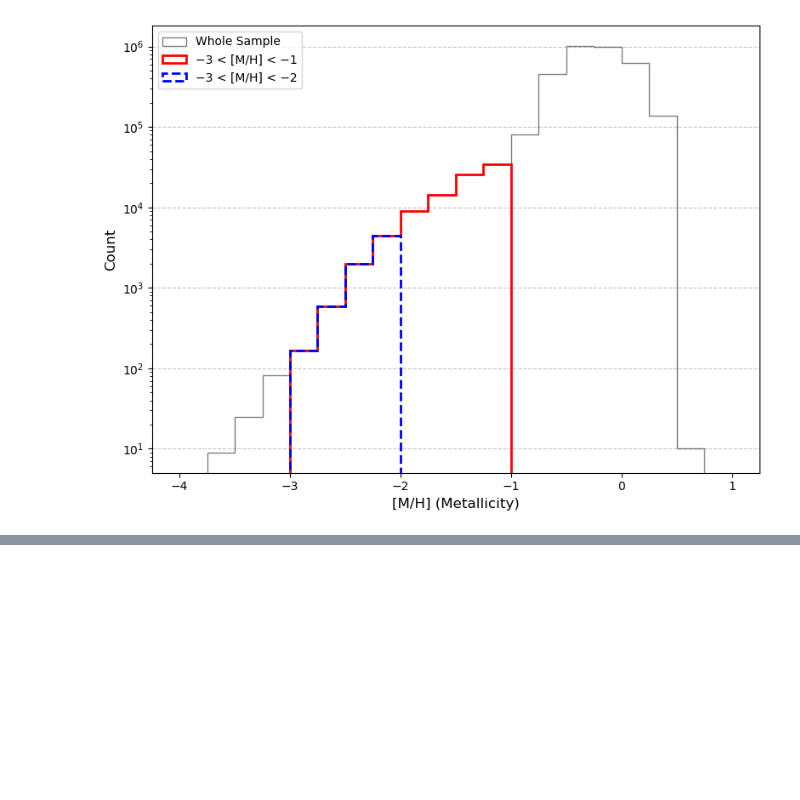
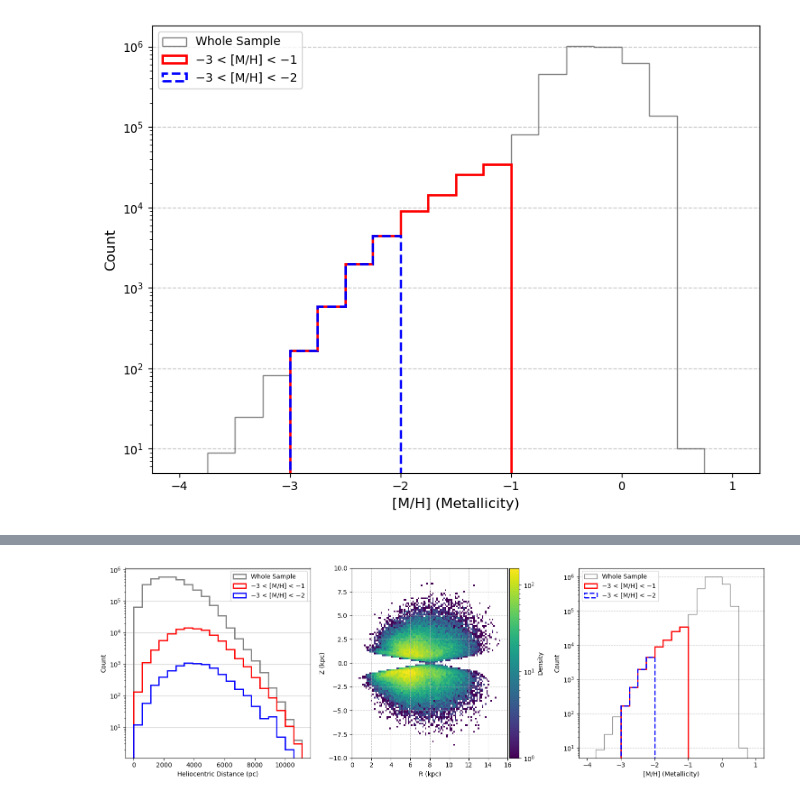
Before and after one commit to raunaq-rai/Disentangling-the-Milky-Way-using-GMM, a Jupyter notebook: Figure_1.ipynb, the cells around one changed output, grey strips where cells are left out. Drawn from its saved outputs; the diff is of its cells as text; code cells hidden in the pictures; blank space fills up the shorter version.

```diff
--- a/Figure_1.ipynb
+++ b/Figure_1.ipynb
@@ -271,0 +274,85 @@ plt.show()
+# %%
+import numpy as np
+import matplotlib.pyplot as plt
+from matplotlib.colors import LogNorm
+from mpl_toolkits.axes_grid1 import make_axes_locatable
+
+# Define bin edges (20 bins from 0 to the maximum value in the distance column)
+bin_edges = np.linspace(0, df[distance_col].max(), 21)
+
+# Subset the data based on [M/H] ranges
+subset_mh_neg1 = df[(df[mh_col] > -3) & (df[mh_col] < -1)]
+subset_mh_neg2 = df[(df[mh_col] > -3) & (df[mh_col] < -2)]
+
+# Define common bins for metallicity histogram
+bins = np.arange(-4, 1 + 0.25, 0.25)  # Bins from -4 to 1 with 0.25 step size
+
+fig, axes = plt.subplots(1, 3, figsize=(15, 5))  # 3 columns, 1 row
+
+# Plot 1: Histogram of Heliocentric Distance
+axes[0].hist(
+    df[distance_col],
+    bins=bin_edges,
+    histtype='step',
+    color='grey',
+    linewidth=2,
+    label='Whole Sample'
+)
+axes[0].hist(
+    subset_mh_neg1[distance_col],
+    bins=bin_edges,
+    histtype='step',
+    color='red',
+    linewidth=2,
+    label='−3 < [M/H] < −1'
+)
+axes[0].hist(
+    subset_mh_neg2[distance_col],
+    bins=bin_edges,
+    histtype='step',
+    color='blue',
+    linestyle='-',
+    linewidth=2,
+    label='−3 < [M/H] < −2'
+)
+axes[0].set_yscale('log')
+axes[0].set_xlabel('Heliocentric Distance (pc)')
+axes[0].set_ylabel('Count')
+axes[0].legend()
+axes[0].grid(axis='y', linestyle='-', alpha=0.7)
+
+# Plot 2: R-Z Distribution
+R = df_clean['R']
+Z = df_clean['Z']
+h = axes[1].hist2d(R, Z, bins=100, norm=LogNorm(), cmap='viridis', cmin=1)
+cbar = fig.colorbar(h[3], ax=axes[1], pad=0.01)
+cbar.set_label('Density')
+axes[1].set_xlabel('R (kpc)')
+axes[1].set_ylabel('Z (kpc)')
+axes[1].set_xlim(0, 16)
+axes[1].set_ylim(-10, 10)
+axes[1].grid(True, linestyle='--', alpha=0.7)
+
+# Plot 3: Metallicity Distribution
+axes[2].hist(
+    df[mh_col], bins=bins, color='grey', alpha=0.5, histtype='step', edgecolor='black',
+    label='Whole Sample'
+)
+axes[2].hist(
+    subset_mh_neg1[mh_col], bins=bins, histtype='step', color='red', linestyle='-', linewidth=2,
+    label='−3 < [M/H] < −1'
+)
+axes[2].hist(
+    subset_mh_neg2[mh_col], bins=bins, histtype='step', color='blue', linestyle='--', linewidth=2,
+    label='−3 < [M/H] < −2'
+)
+axes[2].set_xlabel('[M/H] (Metallicity)')
+axes[2].set_ylabel('Count')
+axes[2].legend()
+axes[2].grid(axis='y', linestyle='--', alpha=0.7)
+axes[2].set_yscale('log')
+
+plt.tight_layout()
+plt.show()
+# %% [output]
+[figure, added]
```
Also changed, not shown: parts of 2 cells of this notebook, 3 other files.
